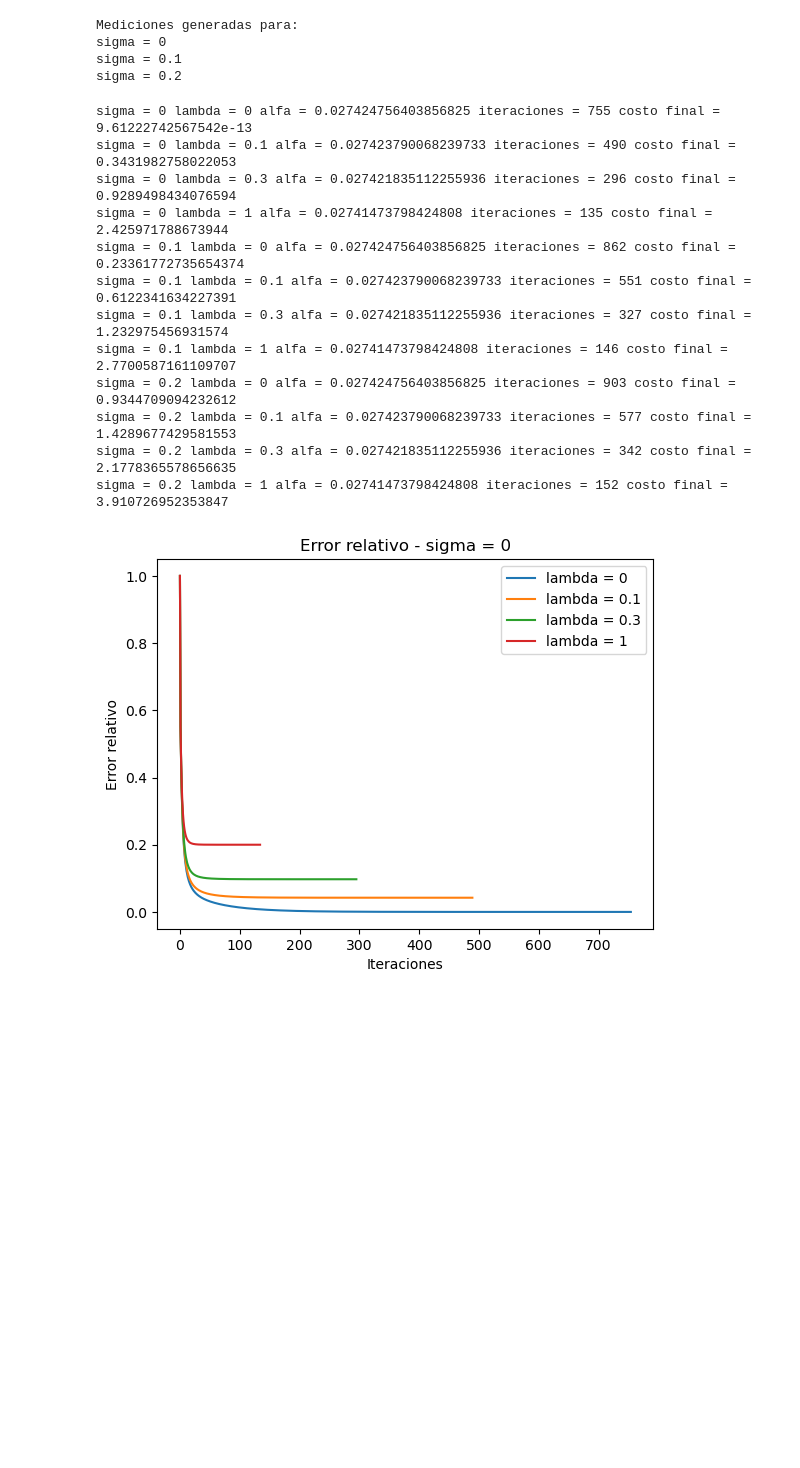
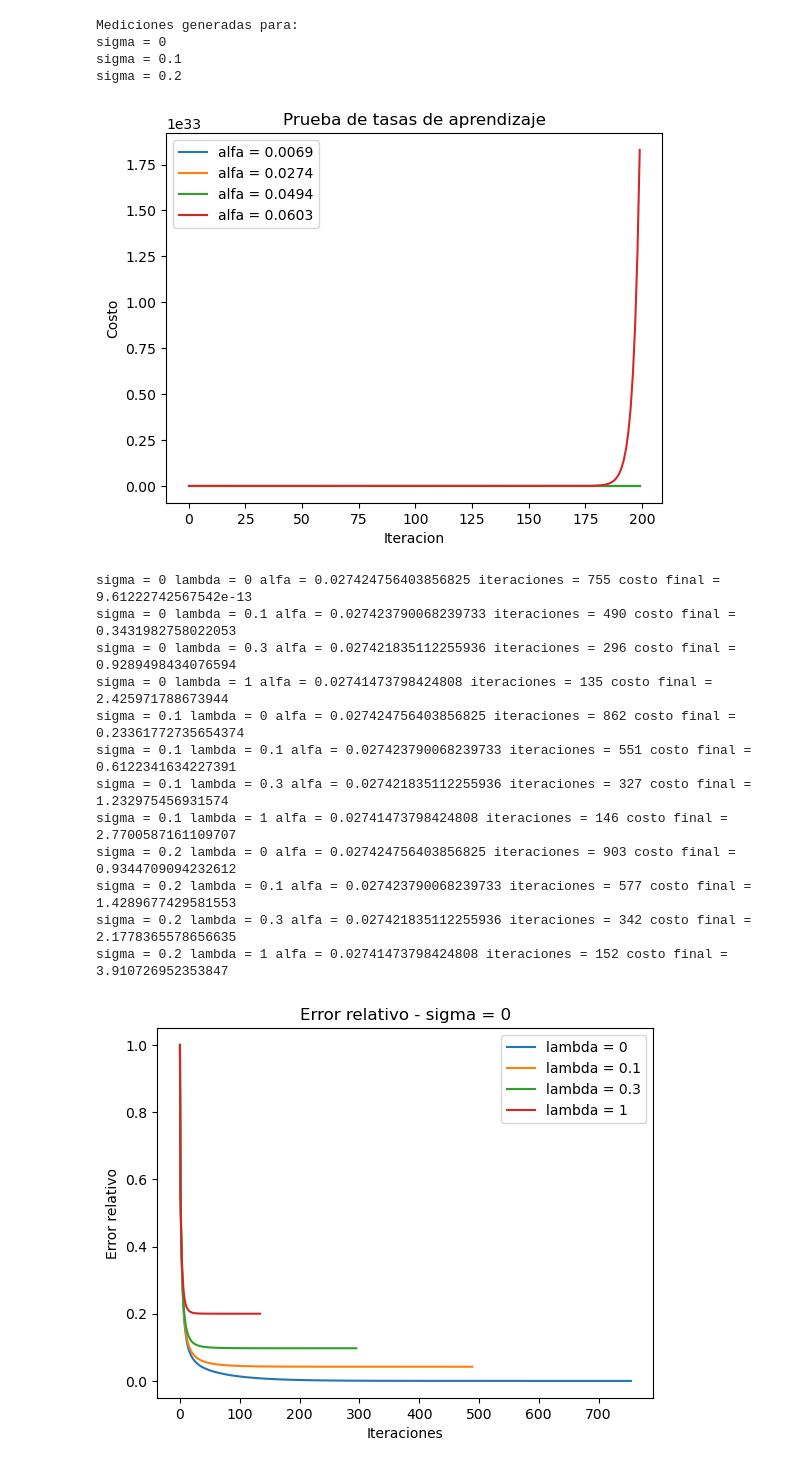
Before and after one commit to franixd/tp_metodos, a Jupyter notebook: ejercicio9.ipynb, the cells around one changed output. Saved outputs shown, nothing was run; the diff lists cells and outputs as text; code cells hidden in the pictures; blank space fills up the shorter version.

```diff
--- a/ejercicio9.ipynb
+++ b/ejercicio9.ipynb
@@ -219,11 +219,13 @@ for sigma in sigmas:
         reconstrucciones[(sigma, lamb)] = x
 # %%
 #f)
+
 reconstrucciones = {}
 
 def J(x, b_sigma, lamb):
     termino_mediciones = np.linalg.norm(A7 @ x - b_sigma)**2
     termino_suavidad = lamb * np.linalg.norm(D @ x)**2
+
     return 0.5 * (termino_mediciones + termino_suavidad)
 
 
@@ -234,8 +236,68 @@ def gradJ(x, b_sigma, lamb):
     )
 
 
+
+sigma_prueba = 0.1
+lambda_prueba = 0.3
+
+b_sigma_prueba = b_ruidosos[sigma_prueba]
+
+H_prueba = (
+    A7.T @ A7
+    + lambda_prueba * D.T @ D
+)
+
+mu_max_prueba = np.max(
+    np.linalg.eigvalsh(H_prueba)
+)
+
+alfas_prueba = [
+    0.25 / mu_max_prueba,
+    1 / mu_max_prueba,
+    1.8 / mu_max_prueba,
+    2.2 / mu_max_prueba
+]
+
+
+for alfa_prueba in alfas_prueba:
+
+    x = np.zeros(64)
+    costos_prueba = []
+
+    for t in range(200):
+
+        costo = J(
+            x,
+            b_sigma_prueba,
+            lambda_prueba
+        )
+
+        costos_prueba.append(costo)
+
+        grad = gradJ(
+            x,
+            b_sigma_prueba,
+            lambda_prueba
+        )
+
+        x = x - alfa_prueba * grad
+
+
+    plt.plot(
+        costos_prueba,
+        label=f"alfa = {alfa_prueba:.4f}"
+    )
+
+
+plt.xlabel("Iteracion")
+plt.ylabel("Costo")
+plt.title("Prueba de tasas de aprendizaje")
+plt.legend()
+plt.show()
+
 max_iter = 5000
 tolerancia = 1e-6
+
 
 for sigma in sigmas:
 
@@ -245,38 +307,53 @@ for sigma in sigmas:
 
         x = np.zeros(64)
 
-        H = A7.T @ A7 + lamb * D.T @ D
+        H = (
+            A7.T @ A7
+            + lamb * D.T @ D
+        )
 
         autovalores = np.linalg.eigvalsh(H)
         mu_max = np.max(autovalores)
 
+        # tasa elegida porque produce un descenso estable
         alfa = 1 / mu_max
 
         costos = []
 
         for t in range(max_iter):
 
-            grad = gradJ(x, b_sigma, lamb)
+            grad = gradJ(
+                x,
+                b_sigma,
+                lamb
+            )
 
-            costo = J(x, b_sigma, lamb)
+            costo = J(
+                x,
+                b_sigma,
+                lamb
+            )
 
             costos.append(costo)
 
+            # criterio de parada
             if np.linalg.norm(grad) < tolerancia:
                 break
 
             x = x - alfa * grad
+
 
         reconstrucciones[(sigma, lamb)] = x
 
         print(
             "sigma =", sigma,
             "lambda =", lamb,
             "alfa =", alfa,
             "iteraciones =", t + 1,
             "costo final =", costos[-1]
         )
 # %% [output]
+[figure, added]
 sigma = 0 lambda = 0 alfa = 0.027424756403856825 iteraciones = 755 costo final = 9.61222742567542e-13
 sigma = 0 lambda = 0.1 alfa = 0.027423790068239733 iteraciones = 490 costo final = 0.3431982758022053
 sigma = 0 lambda = 0.3 alfa = 0.027421835112255936 iteraciones = 296 costo final = 0.9289498434076594
```
Also changed, not shown: parts of 1 cell of this notebook, 6 other files.
